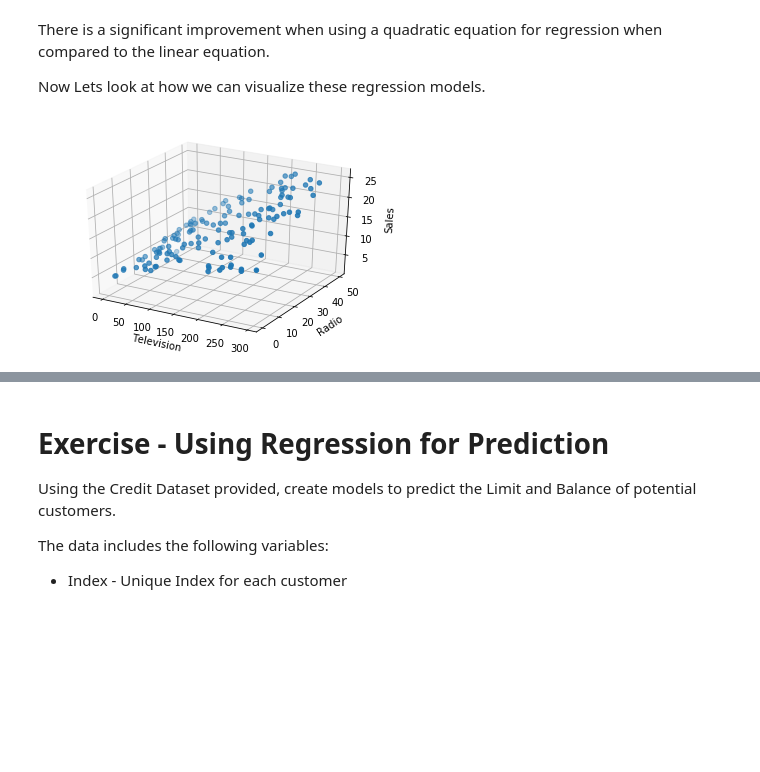
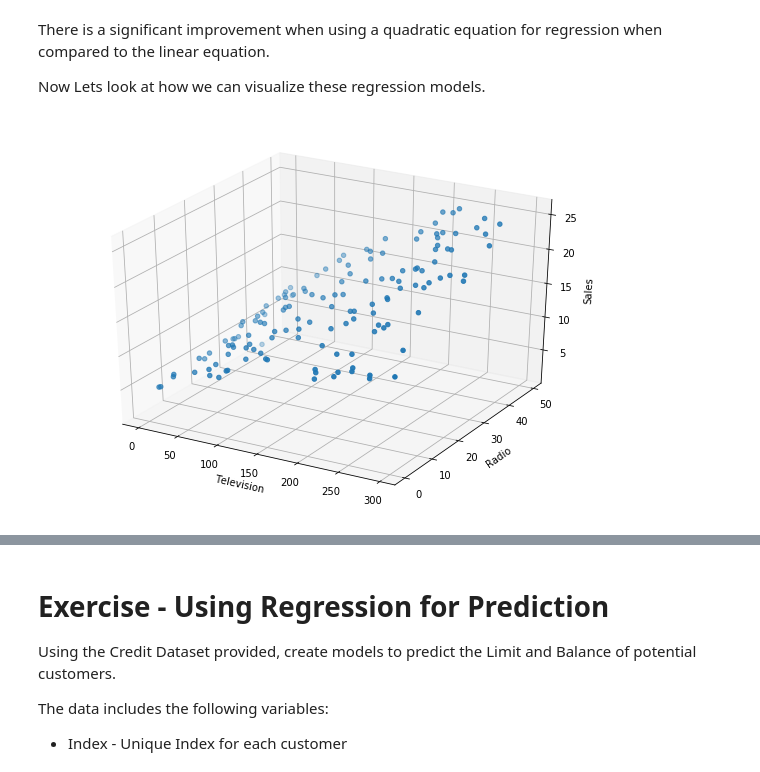
Before and after one commit to rishal-hurbans/ml-intro, a Jupyter notebook: 2-Estimations-and-Predictions/2.3_Multiple_Variable_Regression.ipynb, the cells around one changed output, grey strips where cells are left out. Saved outputs shown, nothing was run; the diff lists cells and outputs as text; code cells hidden in the pictures; blank space fills up the shorter version.

Commit message:
Updated figure sizes of plots

```diff
--- a/2-Estimations-and-Predictions/2.3_Multiple_Variable_Regression.ipynb
+++ b/2-Estimations-and-Predictions/2.3_Multiple_Variable_Regression.ipynb
@@ -175,17 +199,17 @@ There is a significant improvement when using a quadratic equation for regressio
 
 Now Lets look at how we can visualize these regression models.
 # %%
-fig = plt.figure()
+fig = plt.figure(figsize=(10,7))
 
 ax1 = fig.add_subplot(111, projection='3d')
 ax1.scatter(train_data[:,0], train_data[:,1], train_sales)
 
 ax1.set_xlabel('Television')
 ax1.set_ylabel('Radio')
 ax1.set_zlabel('Sales')
 plt.show()
 # %% [output]
-[figure, old version]
+[figure, new version]
 # %%
 x = np.arange(0, 300,5) # Will use this to plot the regression surfaces, represents x-axis values
 y = x/6 # Will use this to plot the regression surfaces, represents y-axis values
```
Also changed, not shown: parts of 3 cells of this notebook.
